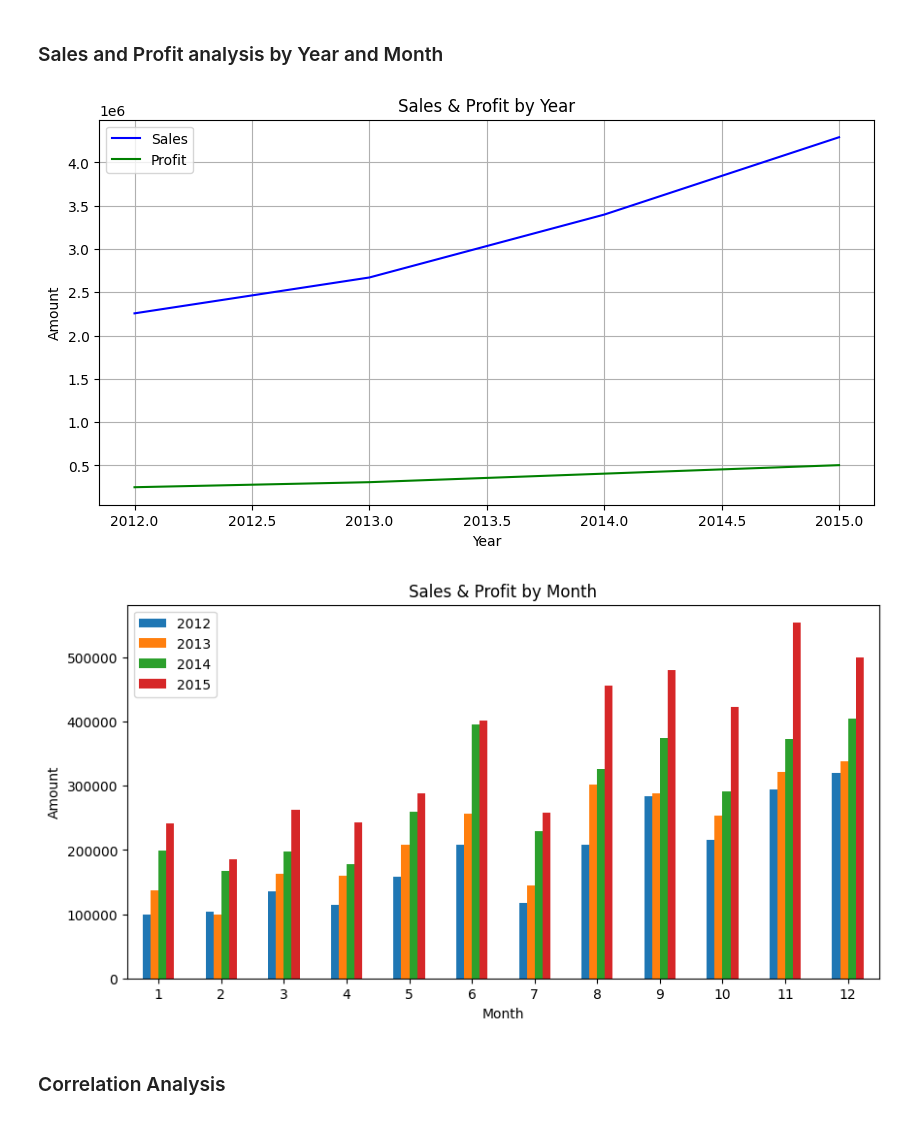
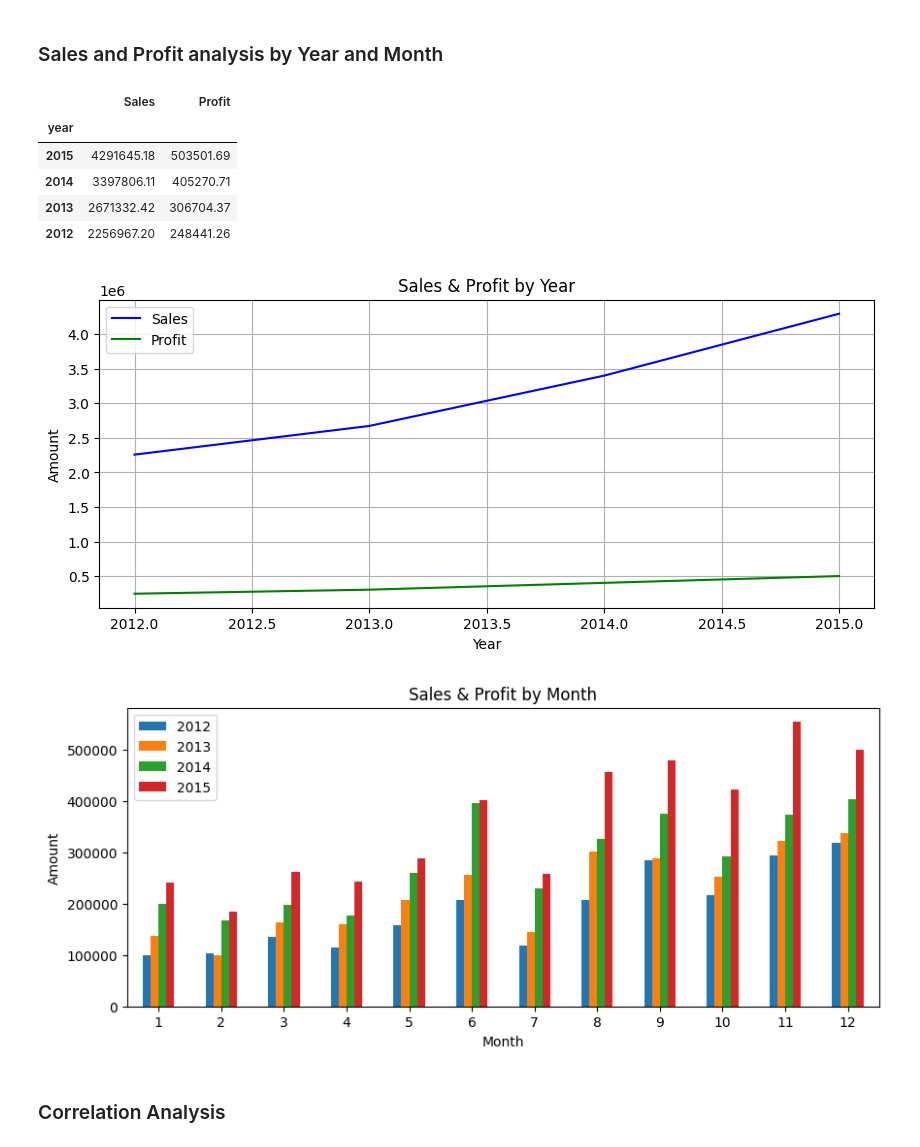
Before and after one commit to ShakilM26/Global-Superstore-EDA, a Jupyter notebook: End to End Data Analysis.ipynb, the cells around one changed output. Cells and saved outputs as stored; diff of their text form; code cells hidden in the pictures.

```diff
--- a/End to End Data Analysis.ipynb
+++ b/End to End Data Analysis.ipynb
@@ -343,32 +421,37 @@ plt.show()
+# %%
+# sales and profit yearly
+
+yearly_sales_profit = df.groupby('year')[['Sales','Profit']].sum().round(2)
+yearly_sales_profit.sort_values(by='Sales', ascending=False)
+# %% [output]
+|  | Sales | Profit |
+| year |  |  |
+| 2015 | 4291645.18 | 503501.69 |
+| 2014 | 3397806.11 | 405270.71 |
+| 2013 | 2671332.42 | 306704.37 |
+| 2012 | 2256967.20 | 248441.26 |
 # %%
-df['year'] = df['Order Date'].dt.year
-df['month'] = df['Order Date'].dt.month
-
-sales_profit_by_year = df.groupby('year')[['Sales','Profit']].sum()
-sales_profit_by_month = df.groupby(['year','month'])[['Sales','Profit']].sum()
-
-
 # Sales & Profit by year
-plt.figure(figsize=(10,5))
+plt.figure(figsize=(10,4))
 plt.plot(sales_profit_by_year.index, sales_profit_by_year['Sales'], label='Sales', color='blue')
 plt.plot(sales_profit_by_year.index, sales_profit_by_year['Profit'], label='Profit', color='green')
 plt.grid(True)
 plt.legend()
 plt.xlabel('Year')
 plt.ylabel('Amount')
 plt.title('Sales & Profit by Year')
 plt.show()
 
 # Sales & Profit by quarter
-sales_profit_by_month.unstack(level=0)['Sales'].plot(kind='bar', figsize=(10, 5), rot=0)
+sales_profit_by_month.unstack(level=0)['Sales'].plot(kind='bar', figsize=(10, 4), rot=0)
 plt.xlabel('Month')
 plt.ylabel('Amount')
 plt.title('Sales & Profit by Month')
 plt.legend()
 plt.show()
 # %% [output]
-[figure, old version]
+[figure, new version]
-[figure, old version]
+[figure, new version]
 # %% [markdown]
 ### Correlation Analysis
 # %%
```
Also changed, not shown: parts of 19 cells of this notebook.
